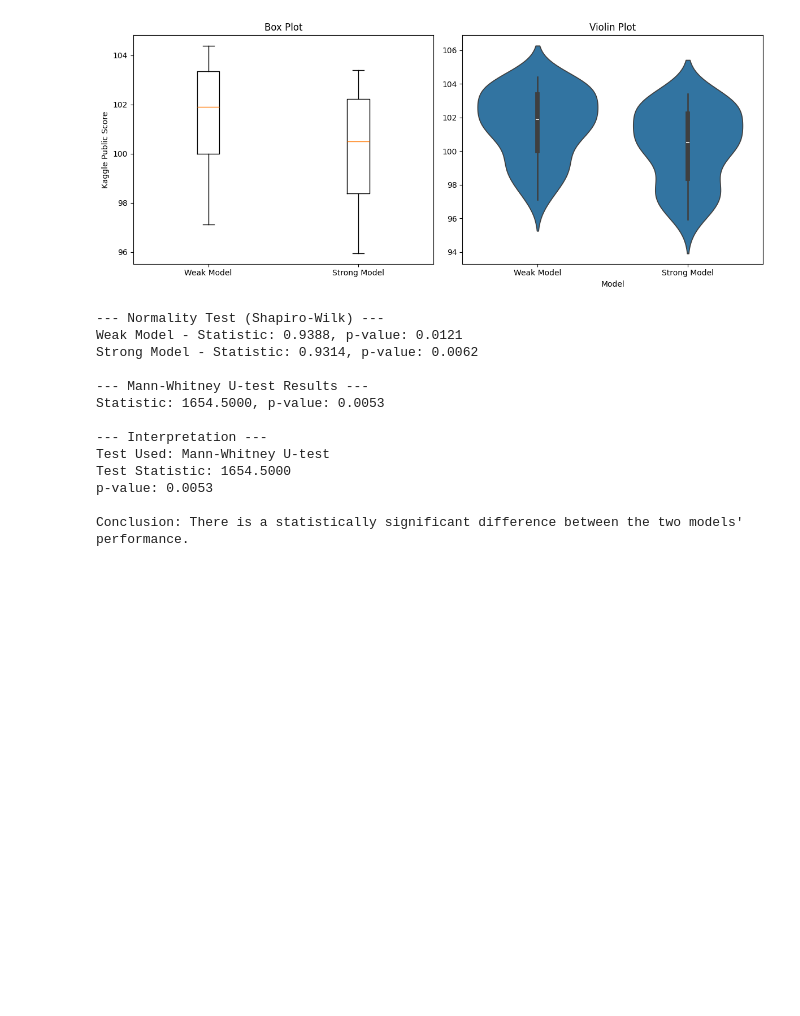
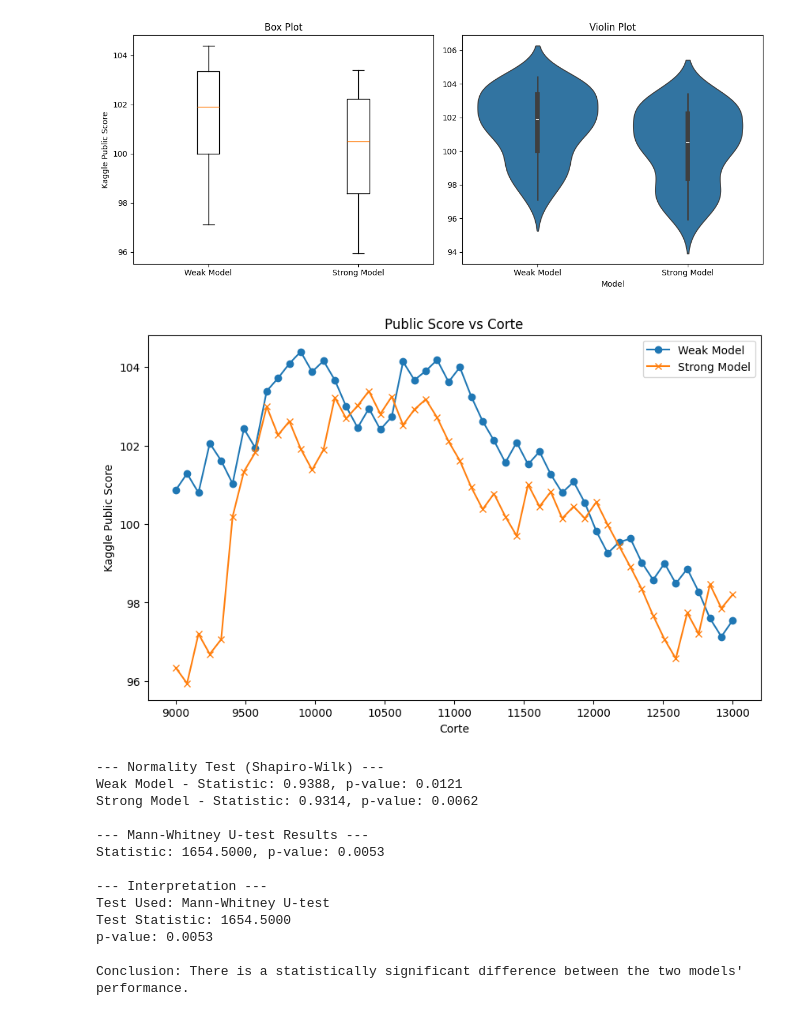
Before and after one commit to ignaciolinari/dmeyf2024, a Jupyter notebook: scripts/9_Compare_models.ipynb, the cells around one changed output. Drawn from its saved outputs; the diff is of its cells as text; code cells hidden in the pictures; blank space fills up the shorter version.

```diff
--- a/scripts/9_Compare_models.ipynb
+++ b/scripts/9_Compare_models.ipynb
@@ -10,6 +10,7 @@ import seaborn as sns
 from scipy import stats
 import os
 # %%
+
 # Load the datasets
 def load_scores(file_path):
     """
@@ -82,8 +83,36 @@ def create_visualizations(weak_df, strong_df):
 
     plt.tight_layout()
     plt.show()  # Display the plots inline
-    plt.savefig('model_score_comparison.png')
+    # plt.savefig('model_score_comparison.png')
     plt.close()
+
+def plot_public_score_vs_corte(weak_df, strong_df):
+    """
+    Plot public score vs corte for both models in the same plot
+
+    Parameters:
+    -----------
+    weak_df : pd.DataFrame
+        DataFrame for the weaker model
+    strong_df : pd.DataFrame
+        DataFrame for the stronger model
+    """
+    plt.figure(figsize=(10, 6))
+
+    # Plot for weak model
+    plt.plot(weak_df['corte'], weak_df['Public score'], label='Weak Model', marker='o')
+
+    # Plot for strong model
+    plt.plot(strong_df['corte'], strong_df['Public score'], label='Strong Model', marker='x')
+
+    # Adding titles and labels
+    plt.title('Public Score vs Corte')
+    plt.xlabel('Corte')
+    plt.ylabel('Kaggle Public Score')
+    plt.legend()
+
+    # Show plot
+    plt.show()
 
 # Statistical Testing
 def perform_statistical_tests(weak_df, strong_df):
@@ -148,39 +177,41 @@ strong_stats = describe_scores(strong_df, "Strong Model")
 
 # Visualizations
 create_visualizations(weak_df, strong_df)
+plot_public_score_vs_corte(weak_df, strong_df)
 
 # Statistical Testing
 test_results = perform_statistical_tests(weak_df, strong_df)
 
 # Interpretation
 print("\n--- Interpretation ---")
 print(f"Test Used: {test_results['test_name']}")
 print(f"Test Statistic: {test_results['statistic']:.4f}")
 print(f"p-value: {test_results['p_value']:.4f}")
 
 if test_results['p_value'] < 0.05:
     print("\nConclusion: There is a statistically significant difference between the two models' performance.")
 else:
     print("\nConclusion: There is not enough evidence to conclude a significant difference between the two models' performance.")
 # %% [output]
 Current working directory: /Users/ignacio/Documents/GitHub/dmeyf2024/scripts
 
 Dataset: scores_modelito_exp.csv
 Dataset Shape: (50, 5)
 
 Column Info:
 <class 'pandas.core.frame.DataFrame'>
 RangeIndex: 50 entries, 0 to 49
 Data columns (total 5 columns):
  #   Column        Non-Null Count  Dtype
 ---  ------        --------------  -----
  0   Archivo       50 non-null     object
 ... (43 lines left out)
 50%      100.505500
 75%      102.226250
 max      103.387000
 Name: Public score, dtype: float64
 [figure]
+[figure, added]
 --- Normality Test (Shapiro-Wilk) ---
 Weak Model - Statistic: 0.9388, p-value: 0.0121
 Strong Model - Statistic: 0.9314, p-value: 0.0062
```
